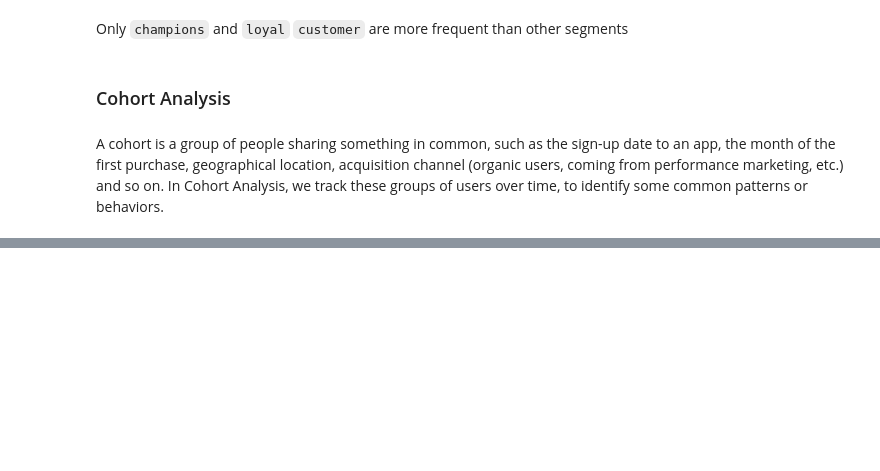
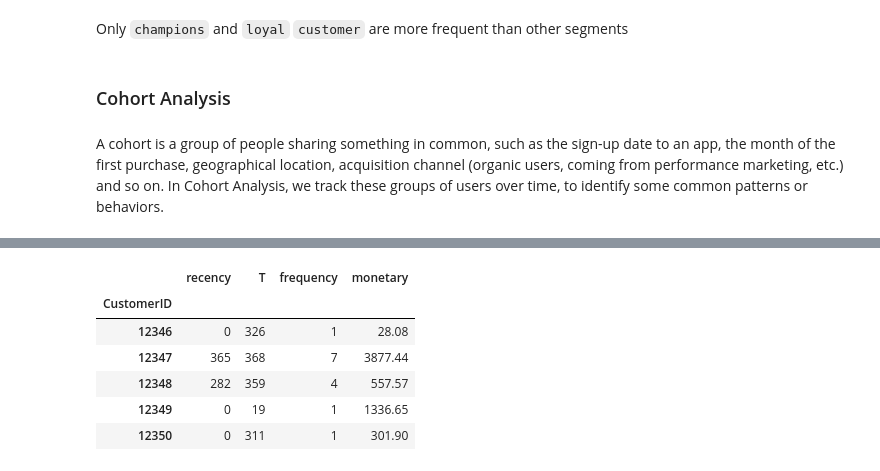
Before and after one commit to Ashar88/CRMAnalytics, a Jupyter notebook: CRM_Analytics.ipynb, the cells around one changed output, grey strips where cells are left out. Drawn from its saved outputs; the diff is of its cells as text; code cells hidden in the pictures; blank space fills up the shorter version.

```diff
--- a/CRM_Analytics.ipynb
+++ b/CRM_Analytics.ipynb
@@ -419,0 +448,12 @@ CohortAnalysis(df)
+# %%
+cltv_df.columns = cltv_df.columns.droplevel(0)
+cltv_df.columns = ['recency', 'T', 'frequency', 'monetary']
+cltv_df.head()
+# %% [output]
+|  | recency | T | frequency | monetary |
+| CustomerID |  |  |  |  |
+| 12346 | 0 | 326 | 1 | 28.08 |
+| 12347 | 365 | 368 | 7 | 3877.44 |
+| 12348 | 282 | 359 | 4 | 557.57 |
+| 12349 | 0 | 19 | 1 | 1336.65 |
+| 12350 | 0 | 311 | 1 | 301.90 |
```
Also changed, not shown: parts of 6 cells of this notebook.
